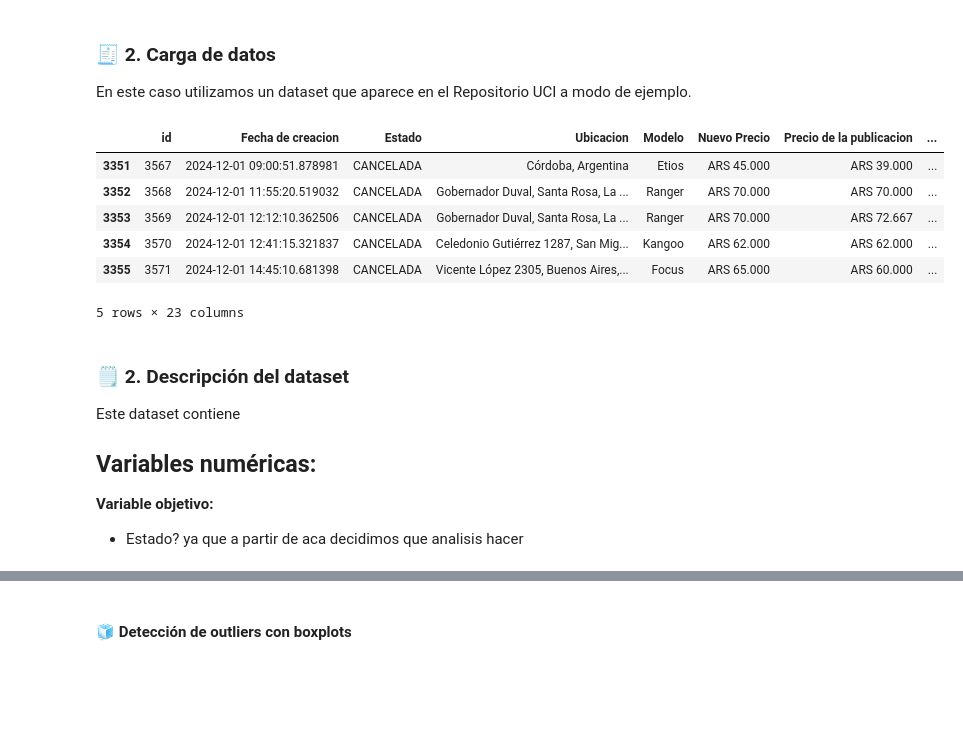
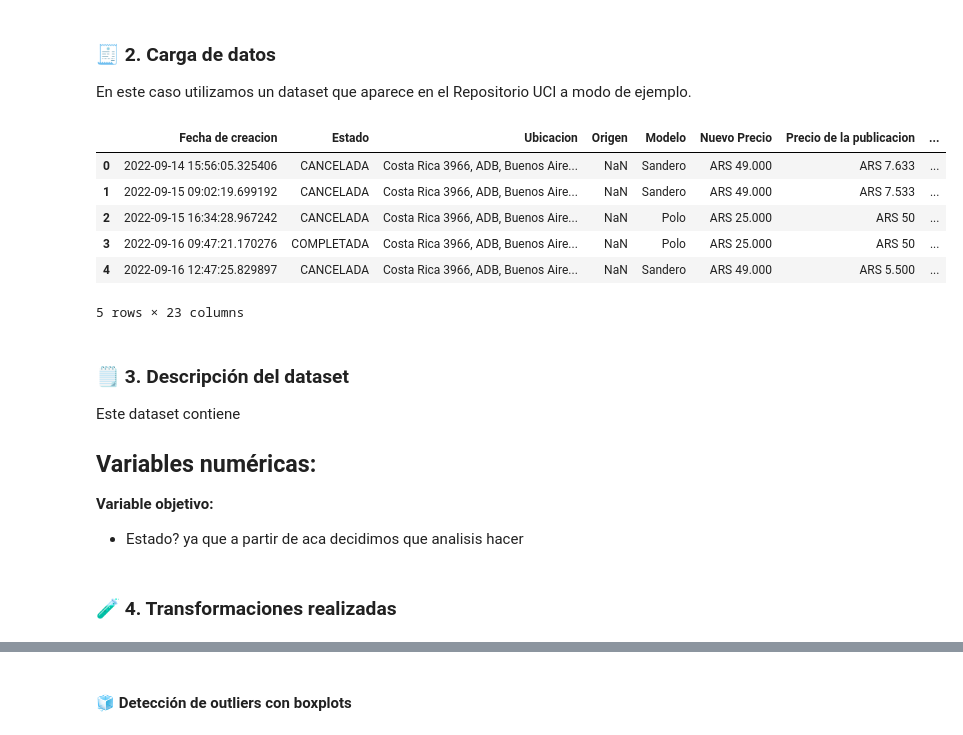
Before and after one commit to dlimachi/TP-ATUA, a Jupyter notebook: TP-Entregable2.ipynb, the cells around one changed output, grey strips where cells are left out. Drawn from its saved outputs; the diff is of its cells as text; code cells hidden in the pictures; blank space fills up the shorter version.

```diff
--- a/TP-Entregable2.ipynb
+++ b/TP-Entregable2.ipynb
@@ -35,37 +33,22 @@ plt.rcParams["figure.figsize"] = (10, 6)
 
 En este caso utilizamos un dataset que aparece en el Repositorio UCI a modo de ejemplo.
 # %%
-import pandas as pd
-
 df = pd.read_csv('dataset/Reservas.csv', sep=';')
 
 # Eliminamos columnas no necesarias
-df_cleaned = df.drop(columns=['Email', 'Dni', 'Telefono', 'uuid', 'Cliente', 'Proveedor de carro', 'Origen', 'Patente', 'Anifitrion', 'Celular', 'Iva', 'Observaciones', 'Pago Anfitrion', 'Condicion'])
-
-# Filtramos fechas posteriores al 01/12/2024
-df_cleaned['Fecha de creacion'] = pd.to_datetime(df_cleaned['Fecha de creacion'], errors='coerce')
-fecha_limite = pd.to_datetime('2024-12-01')
-df_filtered = df_cleaned[df_cleaned['Fecha de creacion'] >= fecha_limite]
-
-# Separar las reservas CANCELADAS
-reservas_canceladas = df_filtered[df_filtered['Estado'] == 'CANCELADA']
-# Separar las reservas COMPLETADAS
-reservas_completadas = df_filtered[df_filtered['Estado'] == 'COMPLETADA']
-
-reservas_canceladas.to_csv('dataset/Reservas_canceladas.csv', sep=';', index=False)
-reservas_completadas.to_csv('dataset/Reservas_completadas.csv', sep=';', index=False)
+df_filtered = df.drop(columns=['Email', 'Dni', 'Telefono', 'uuid', 'Cliente', 'Proveedor de carro', 'Patente', 'Anifitrion', 'Celular', 'Iva', 'Observaciones', 'Pago Anfitrion', 'Condicion', 'id'])
 
 df_filtered.head()
 # %% [output]
-|  | id | Fecha de creacion | Estado | Ubicacion | Modelo | Nuevo Precio | Precio de la publicacion | ... |
-| 3351 | 3567 | 2024-12-01 09:00:51.878981 | CANCELADA | Córdoba, Argentina | Etios | ARS 45.000 | ARS 39.000 | ... |
-| 3352 | 3568 | 2024-12-01 11:55:20.519032 | CANCELADA | Gobernador Duval, Santa Rosa, La ... | Ranger | ARS 70.000 | ARS 70.000 | ... |
-| 3353 | 3569 | 2024-12-01 12:12:10.362506 | CANCELADA | Gobernador Duval, Santa Rosa, La ... | Ranger | ARS 70.000 | ARS 72.667 | ... |
-| 3354 | 3570 | 2024-12-01 12:41:15.321837 | CANCELADA | Celedonio Gutiérrez 1287, San Mig... | Kangoo | ARS 62.000 | ARS 62.000 | ... |
-| 3355 | 3571 | 2024-12-01 14:45:10.681398 | CANCELADA | Vicente López 2305, Buenos Aires,... | Focus | ARS 65.000 | ARS 60.000 | ... |
+|  | Fecha de creacion | Estado | Ubicacion | Origen | Modelo | Nuevo Precio | Precio de la publicacion | ... |
+| 0 | 2022-09-14 15:56:05.325406 | CANCELADA | Costa Rica 3966, ADB, Buenos Aire... | NaN | Sandero | ARS 49.000 | ARS 7.633 | ... |
+| 1 | 2022-09-15 09:02:19.699192 | CANCELADA | Costa Rica 3966, ADB, Buenos Aire... | NaN | Sandero | ARS 49.000 | ARS 7.533 | ... |
+| 2 | 2022-09-15 16:34:28.967242 | CANCELADA | Costa Rica 3966, ADB, Buenos Aire... | NaN | Polo | ARS 25.000 | ARS 50 | ... |
+| 3 | 2022-09-16 09:47:21.170276 | COMPLETADA | Costa Rica 3966, ADB, Buenos Aire... | NaN | Polo | ARS 25.000 | ARS 50 | ... |
+| 4 | 2022-09-16 12:47:25.829897 | CANCELADA | Costa Rica 3966, ADB, Buenos Aire... | NaN | Sandero | ARS 49.000 | ARS 5.500 | ... |
 5 rows × 23 columns
 # %% [markdown]
-### 🗒️ 2. Descripción del dataset
+### 🗒️ 3. Descripción del dataset
 Este dataset contiene
 
 **Variables numéricas:**
@@ -73,3 +56,5 @@ Este dataset contiene
 
 **Variable objetivo:**
 - Estado? ya que a partir de aca decidimos que analisis hacer
+# %% [markdown]
+### 🧪 4. Transformaciones realizadas
```
Also changed, not shown: parts of 10 cells of this notebook, 6 other files.
